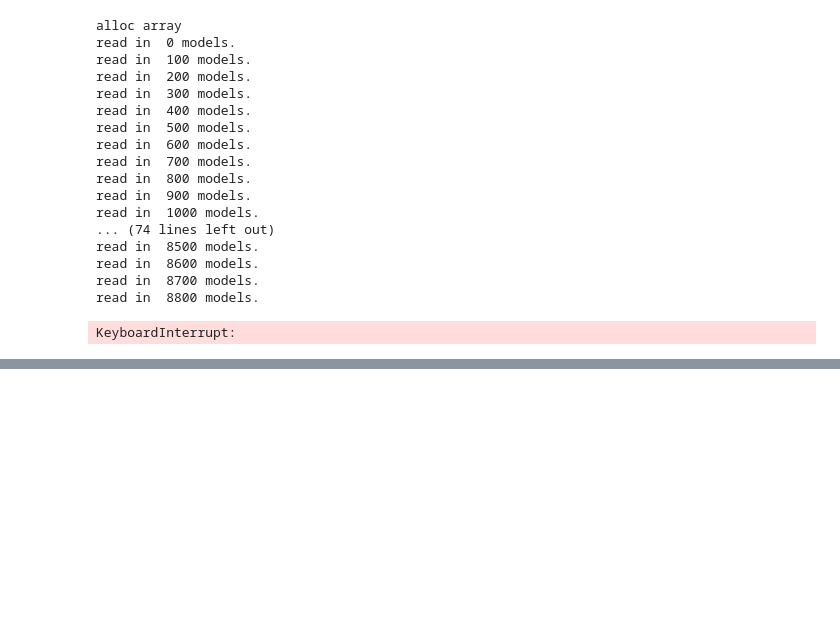
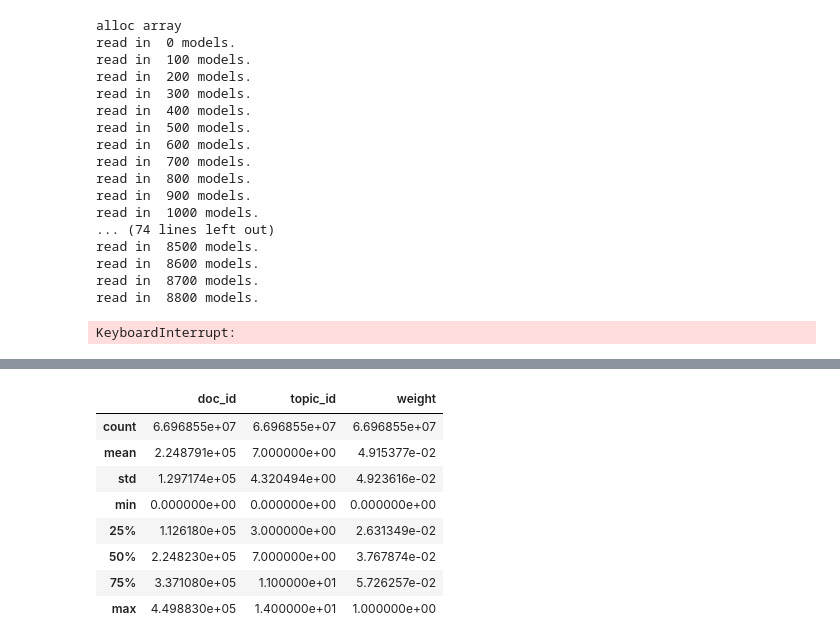
Before and after one commit to MorganV/COVID-19_Text_Dataset_Research, a Jupyter notebook: LDA_TopicModels.ipynb, the cells around one changed output, grey strips where cells are left out. Saved outputs shown, nothing was run; the diff lists cells and outputs as text; code cells hidden in the pictures; blank space fills up the shorter version.

```diff
--- a/LDA_TopicModels.ipynb
+++ b/LDA_TopicModels.ipynb
@@ -681,3 +704,15 @@ KeyboardInterrupt:
+# %%
+models.describe()
+# %% [output]
+|  | doc_id | topic_id | weight |
+| count | 6.696855e+07 | 6.696855e+07 | 6.696855e+07 |
+| mean | 2.248791e+05 | 7.000000e+00 | 4.915377e-02 |
+| std | 1.297174e+05 | 4.320494e+00 | 4.923616e-02 |
+| min | 0.000000e+00 | 0.000000e+00 | 0.000000e+00 |
+| 25% | 1.126180e+05 | 3.000000e+00 | 2.631349e-02 |
+| 50% | 2.248230e+05 | 7.000000e+00 | 3.767874e-02 |
+| 75% | 3.371080e+05 | 1.100000e+01 | 5.726257e-02 |
+| max | 4.498830e+05 | 1.400000e+01 | 1.000000e+00 |
 # %%
 # Now find the n most similar documents
 k = 30
```
Also changed, not shown: parts of 2 cells of this notebook, 2 other files.
